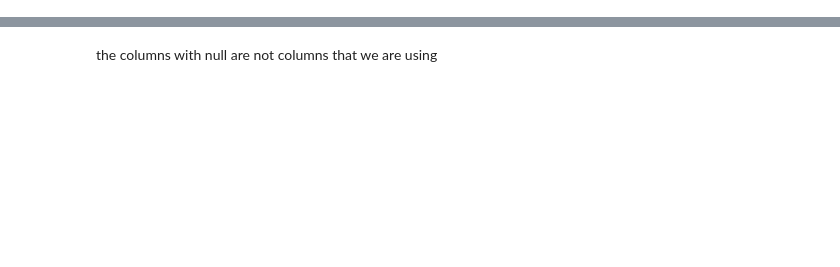
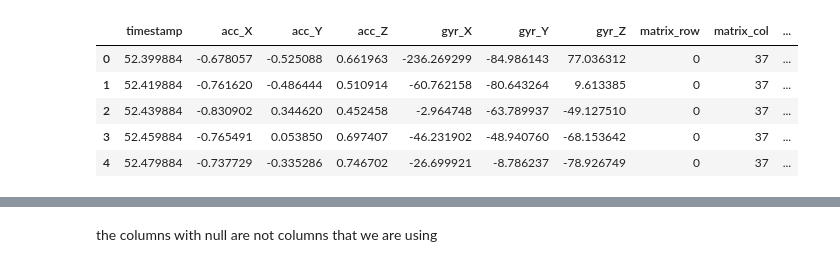
Before and after one commit to Djai284/smartwatch-activity-recognition, a Jupyter notebook: create_dataset.ipynb, the cells around one changed output, grey strips where cells are left out. Drawn from its saved outputs; the diff is of its cells as text; code cells hidden in the pictures; blank space fills up the shorter version.

```diff
--- a/create_dataset.ipynb
+++ b/create_dataset.ipynb
@@ -26,0 +48,15 @@ data_df.head()
+# %%
+# load in reco fit Data
+
+processor = MatlabDataProcessor(reco_fit_path_name)
+processor.load_file()
+df_reco = processor.process_all_data(convert_to_df=True)
+
+df_reco['dataset'] = 'reco'
+# data_df.rename(columns = {'subject_id':'user_id', 'activity_name': 'activity_name'}, inplace= True)
+df_reco['subject_id'] = df_reco['subject_id'].apply(lambda x: str('reco_'+str(x)))
+df_reco = rename_exercises(df_reco)
+df_reco['activity_name'] = df_reco['activity_name'].apply(lambda x: x.lower().replace(' ', ''))
+
+df_reco.head()
+# %% [output]
@@ -27,2 +68,8 @@ data_df.head()
+|  | timestamp | acc_X | acc_Y | acc_Z | gyr_X | gyr_Y | gyr_Z | matrix_row | matrix_col | ... |
+| 0 | 52.399884 | -0.678057 | -0.525088 | 0.661963 | -236.269299 | -84.986143 | 77.036312 | 0 | 37 | ... |
+| 1 | 52.419884 | -0.761620 | -0.486444 | 0.510914 | -60.762158 | -80.643264 | 9.613385 | 0 | 37 | ... |
+| 2 | 52.439884 | -0.830902 | 0.344620 | 0.452458 | -2.964748 | -63.789937 | -49.127510 | 0 | 37 | ... |
+| 3 | 52.459884 | -0.765491 | 0.053850 | 0.697407 | -46.231902 | -48.940760 | -68.153642 | 0 | 37 | ... |
+| 4 | 52.479884 | -0.737729 | -0.335286 | 0.746702 | -26.699921 | -8.786237 | -78.926749 | 0 | 37 | ... |
 # %%
 # load in mmfit and load crossfit data
```
Also changed, not shown: parts of 18 cells of this notebook, 3 other files.
